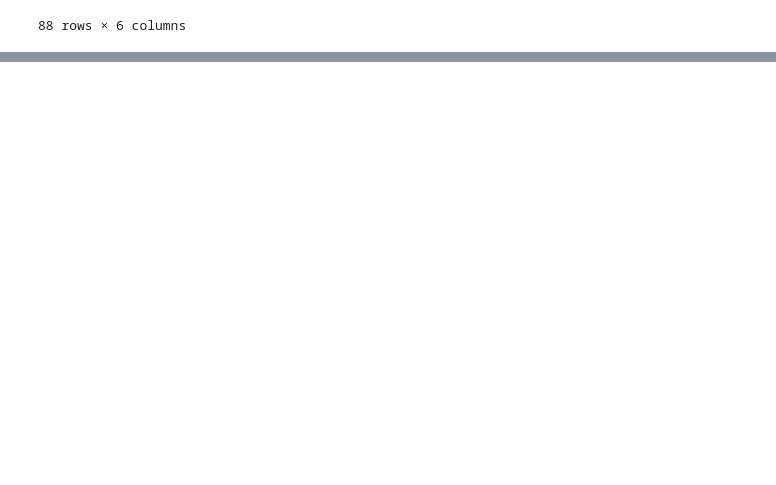
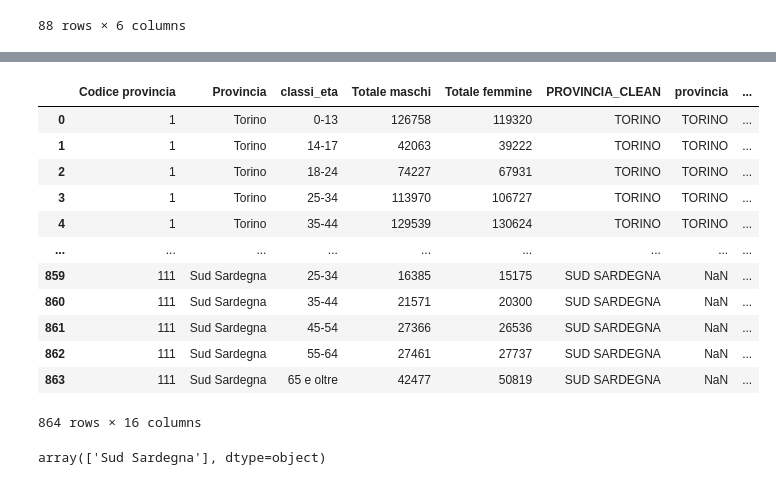
Before and after one commit to ondata/dati_sdi_reati_genere, a Jupyter notebook: tableau/comunicazioni_sdi.ipynb, the cells around one changed output, grey strips where cells are left out. Cells and saved outputs as stored; diff of their text form; code cells hidden in the pictures; blank space fills up the shorter version.

```diff
--- a/tableau/comunicazioni_sdi.ipynb
+++ b/tableau/comunicazioni_sdi.ipynb
@@ -154,0 +188,9 @@ df_comunicazioni_sdi_vittime_f.to_csv("df_comunicazioni_sdi_vittime_f.csv", inde
+# %%
+residenti_2022_province['classi_eta']= residenti_2022_province['Età'].apply(age_clustering)
+# %%
+residenti_2022_province_grouped = (
+    residenti_2022_province
+    .groupby(['Codice provincia', 'Provincia', 'classi_eta'])[['Totale maschi', 'Totale femmine']]
+    .sum()
+    .reset_index()
+)
@@ -154,0 +213,5 @@ df_comunicazioni_sdi_vittime_f.to_csv("df_comunicazioni_sdi_vittime_f.csv", inde
+# %%
+residenti_2022_province_grouped['PROVINCIA_CLEAN'] = residenti_2022_province_grouped['Provincia'].str.upper()
+# %%
+regioni_province =pd.read_csv("/Users/venere/Documents/GitHub/dati_sdi_reati_genere/resources/province_sdi_istat.csv", sep=",", header=0)
+regioni_province
@@ -154,0 +232,23 @@ df_comunicazioni_sdi_vittime_f.to_csv("df_comunicazioni_sdi_vittime_f.csv", inde
+# %%
+df1 =residenti_2022_province_grouped
+df2 =regioni_province
+residenti_2022_province_grouped = pd.merge(df1, df2, left_on='Codice provincia', right_on='codice_provincia_storico', how='left')
+residenti_2022_province_grouped
+# %% [output]
+|  | Codice provincia | Provincia | classi_eta | Totale maschi | Totale femmine | PROVINCIA_CLEAN | provincia | ... |
+| 0 | 1 | Torino | 0-13 | 126758 | 119320 | TORINO | TORINO | ... |
+| 1 | 1 | Torino | 14-17 | 42063 | 39222 | TORINO | TORINO | ... |
+| 2 | 1 | Torino | 18-24 | 74227 | 67931 | TORINO | TORINO | ... |
+| 3 | 1 | Torino | 25-34 | 113970 | 106727 | TORINO | TORINO | ... |
+| 4 | 1 | Torino | 35-44 | 129539 | 130624 | TORINO | TORINO | ... |
+| ... | ... | ... | ... | ... | ... | ... | ... | ... |
+| 859 | 111 | Sud Sardegna | 25-34 | 16385 | 15175 | SUD SARDEGNA | NaN | ... |
+| 860 | 111 | Sud Sardegna | 35-44 | 21571 | 20300 | SUD SARDEGNA | NaN | ... |
+| 861 | 111 | Sud Sardegna | 45-54 | 27366 | 26536 | SUD SARDEGNA | NaN | ... |
+| 862 | 111 | Sud Sardegna | 55-64 | 27461 | 27737 | SUD SARDEGNA | NaN | ... |
+| 863 | 111 | Sud Sardegna | 65 e oltre | 42477 | 50819 | SUD SARDEGNA | NaN | ... |
+864 rows × 16 columns
+# %%
+residenti_2022_province_grouped[residenti_2022_province_grouped['regione'].isnull()]['Provincia'].unique()
+# %% [output]
+array(['Sud Sardegna'], dtype=object)
```
Also changed, not shown: parts of 28 cells of this notebook, 8 other files.
